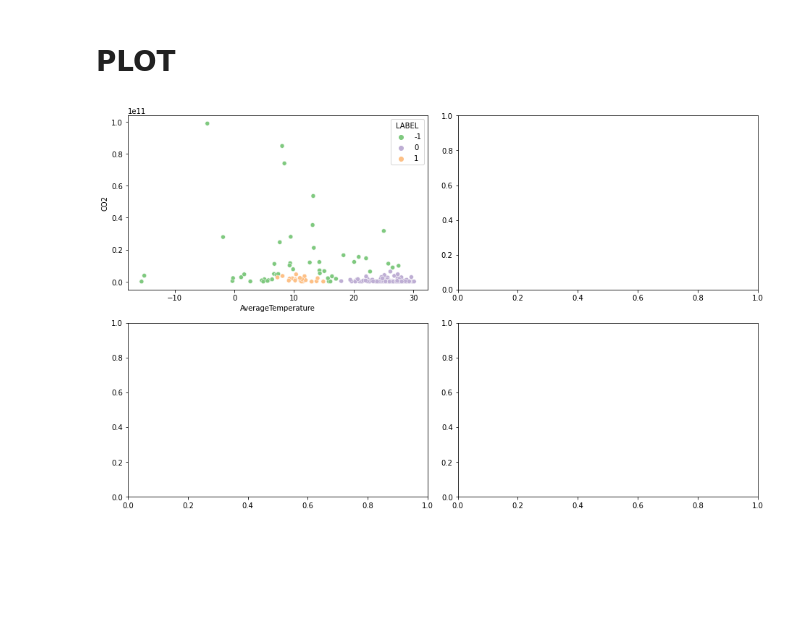
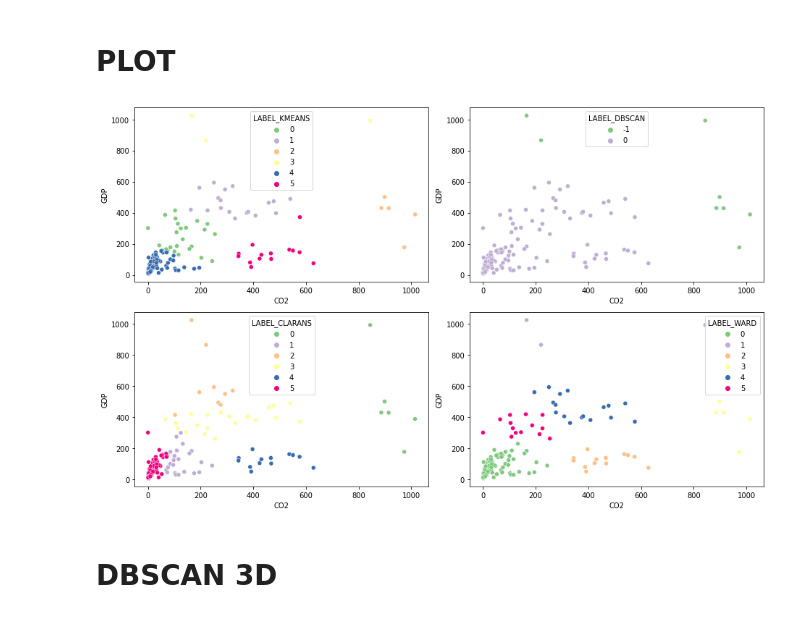
Before and after one commit to DaniMe98/Ward-on-annual-CO2-GDP, a Jupyter notebook: data_clustering.ipynb, the cells around one changed output. Cells and saved outputs as stored; diff of their text form; code cells hidden in the pictures; blank space fills up the shorter version.

Commit message:
Add clustering by GDP and CO2

```diff
--- a/data_clustering.ipynb
+++ b/data_clustering.ipynb
@@ -63,5 +148,8 @@ df_2010
 # %%
-scaler = StandardScaler()
+from sklearn.preprocessing import MinMaxScaler
+scaler = MinMaxScaler()
 scaled_array = scaler.fit_transform(df_2010)
 
 scaled_dataframe = pd.DataFrame( scaled_array, columns = df_2010.columns )
+print(df_2010)
+print(abs(scaled_dataframe))
@@ -127,0 +295,13 @@ df_2010.head(15)
+# %%
+df_CLARANS = df_2010.copy()
+lenght=len(df_2010)
+#df_CLARANS["LABEL_CLARANS"] = np.nan
+labels_CLARANS=[None] * lenght
+
+for i in range(6):
+  for j in range(len(clusters[i])):
+    labels_CLARANS[clusters[i][j]]=i
+
+df_CLARANS["LABEL_CLARANS"] = labels_CLARANS
+df_CLARANS.head(15)
+# df_CLARANS["LABEL_CLARANS"].loc[clusters[j]] = i
@@ -127,0 +327,8 @@ df_2010.head(15)
+# %%
+#1 Importing the libraries
+import numpy as np
+import matplotlib.pyplot as plt
+import pandas as pd
+#2 Importing the Mall_Customers dataset by pandas
+#X = scaled_dataframe.values
+X = df_2010.values
@@ -127,0 +347,10 @@ df_2010.head(15)
+# %%
+from sklearn.cluster import AgglomerativeClustering
+hc = AgglomerativeClustering(n_clusters = 6, affinity = 'euclidean', linkage ='ward')
+
+y_hc=hc.fit_predict(X)
+
+
+df_WARD = df_2010.copy()
+df_WARD["LABEL_WARD"] = y_hc
+df_WARD.head(15)
@@ -130,9 +390,17 @@ df_2010.head(15)
 # %%
 fig, ((ax1, ax2), (ax3, ax4)) = plt.subplots(2, 2, figsize = (13,8))
 
-sns.scatterplot(x = "AverageTemperature", y = "CO2", data = df_2010, hue = "LABEL", palette = "Accent", ax = ax1)
+sns.scatterplot(x = "CO2", y = "GDP", data = df_KMEANS, hue = "LABEL_KMEANS", palette = "Accent", ax = ax1)
+
+sns.scatterplot(x = "CO2", y = "GDP", data = df_DBSCAN, hue = "LABEL_DBSCAN", palette = "Accent", ax = ax2)
+
+sns.scatterplot(x = "CO2", y = "GDP", data = df_CLARANS, hue = "LABEL_CLARANS", palette = "Accent", ax = ax3)
+
+sns.scatterplot(x = "CO2", y = "GDP", data = df_WARD, hue = "LABEL_WARD", palette = "Accent", ax = ax4)
 
 plt.tight_layout()
 plt.show()
 # %% [output]
-[figure, old version]
+[figure, new version]
+# %% [markdown]
+# DBSCAN 3D
```
Also changed, not shown: parts of 31 cells of this notebook, 1 other file.
